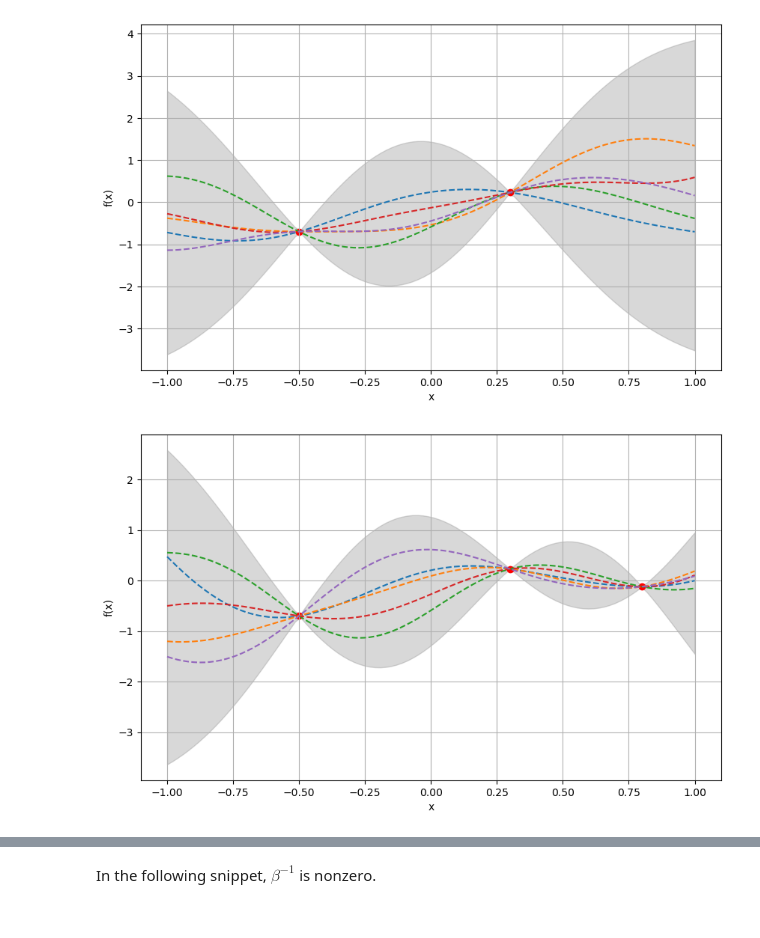
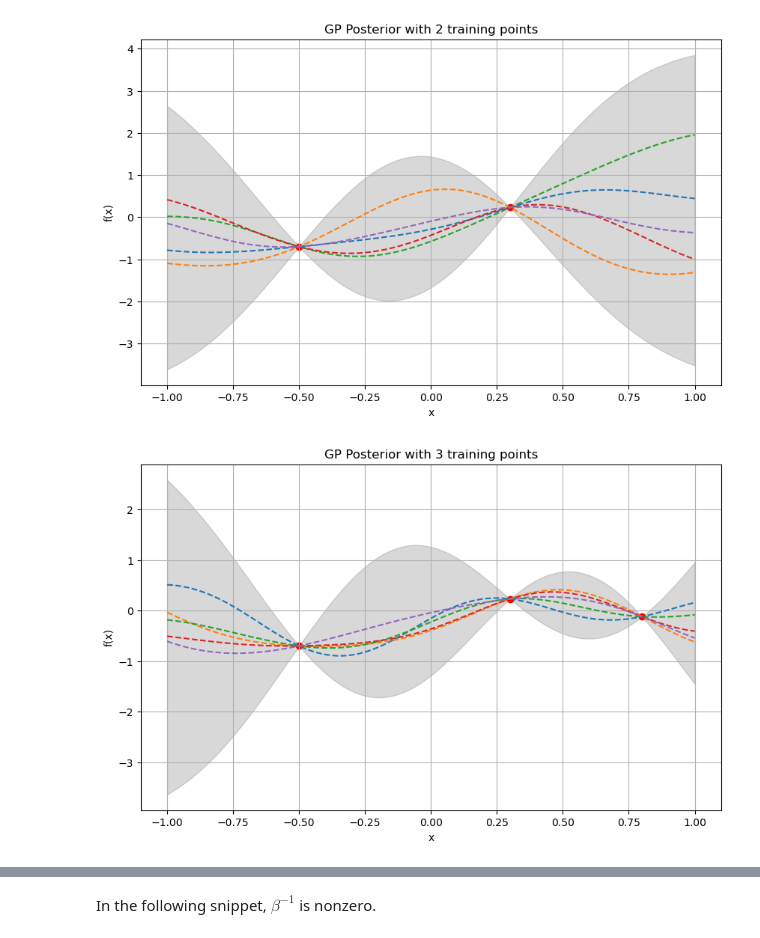
Before and after one commit to anchrysoula/Master_thesis, a Jupyter notebook: gp.ipynb, the cells around one changed output, grey strips where cells are left out. Cells and saved outputs as stored; diff of their text form; code cells hidden in the pictures.

```diff
--- a/gp.ipynb
+++ b/gp.ipynb
@@ -41,12 +44,10 @@ for theta_0, theta_1 in thetas:
 # %%
-
 # Datasets with increasing training points
 datasets = [
     (np.array([0.3, -0.5]), np.array([0.23, -0.7])),
     (np.array([0.3, -0.5, 0.8]), np.array([0.23, -0.7, -0.12])),
     (np.array([0.3, -0.5, 0.8, 0.6]), np.array([0.23, -0.7, -0.12, -0.4])),
-    (np.array([0.3, -0.5, 0.8, 0.6, -0.9, -0.22, -0.80]),
-     np.array([0.23, -0.7, -0.12, -0.4, 0.1, -0.15, -0.7]))
+    (np.array([0.3, -0.5, 0.8, 0.6, -0.9, -0.22, -0.80]), np.array([0.23, -0.7, -0.12, -0.4, 0.1, -0.15, -0.7]))
 ]
 
 # Test data
@@ -68,39 +69,42 @@ def kernel_funct_matrix(x1, x2, theta_0, theta_1):
 # Covariance matrices
 def matrices(X_train, X_test, theta_0, theta_1, sigma_2):
     C_N = kernel_funct_matrix(X_train, X_train, theta_0, theta_1) + sigma_2 * np.eye(len(X_train))
     K_mat = kernel_funct_matrix(X_train, X_test, theta_0, theta_1)
-    D = kernel_funct_matrix(X_test, X_test, theta_0, theta_1) + sigma_2 * np.eye(len(X_test))
+    D = kernel_funct_matrix(X_test, X_test, theta_0, theta_1)
     return C_N, K_mat, D
 
-# Loop over datasets
+
 for idx, (X_train, y_train) in enumerate(datasets, 1):
     # GP posterior
     C_N, K_mat, D = matrices(X_train, X_test, theta_0, theta_1, sigma_2)
-    C_N_inv = np.linalg.inv(C_N)
 
-    mean_vector = K_mat.T @ C_N_inv @ y_train
-    cov_matrix = D - K_mat.T @ C_N_inv @ K_mat
+    z = np.linalg.solve(C_N, y_train)
+    mean_vector = K_mat.T @ z
+
+    W = np.linalg.solve(C_N, K_mat)
+    cov_matrix = D - K_mat.T @ W
+
     std_dev = np.sqrt(np.diag(cov_matrix))
 
     # Samples from the posterior
     samples = np.random.multivariate_normal(mean_vector, cov_matrix, size=n_samples)
 
     # Plot
     plt.figure(figsize=(10, 6))
     upper_bound = mean_vector + 4 * std_dev
     lower_bound = mean_vector - 4 * std_dev
     plt.fill_between(X_test, lower_bound, upper_bound, color='gray', alpha=0.3, label="±4 Std. Dev.")
 
     for i, sample in enumerate(samples):
         plt.plot(X_test, sample, linestyle='--', label=f"Sample {i+1}")
 
     plt.scatter(X_train, y_train, color='red', label='Training Data')
-
-    #plt.title(rf"Gaussian Process Posterior with $\pm 4\,\sigma$ bounds")
     plt.xlabel("x")
     plt.ylabel("f(x)")
     plt.grid(True)
+    #plt.legend()
+    plt.title(f"GP Posterior with {len(X_train)} training points")
     plt.show()
 # %% [output]
-[figure, old version]
+[figure, new version]
-[figure, old version]
+[figure, new version]
```
Also changed, not shown: parts of 7 cells of this notebook.
